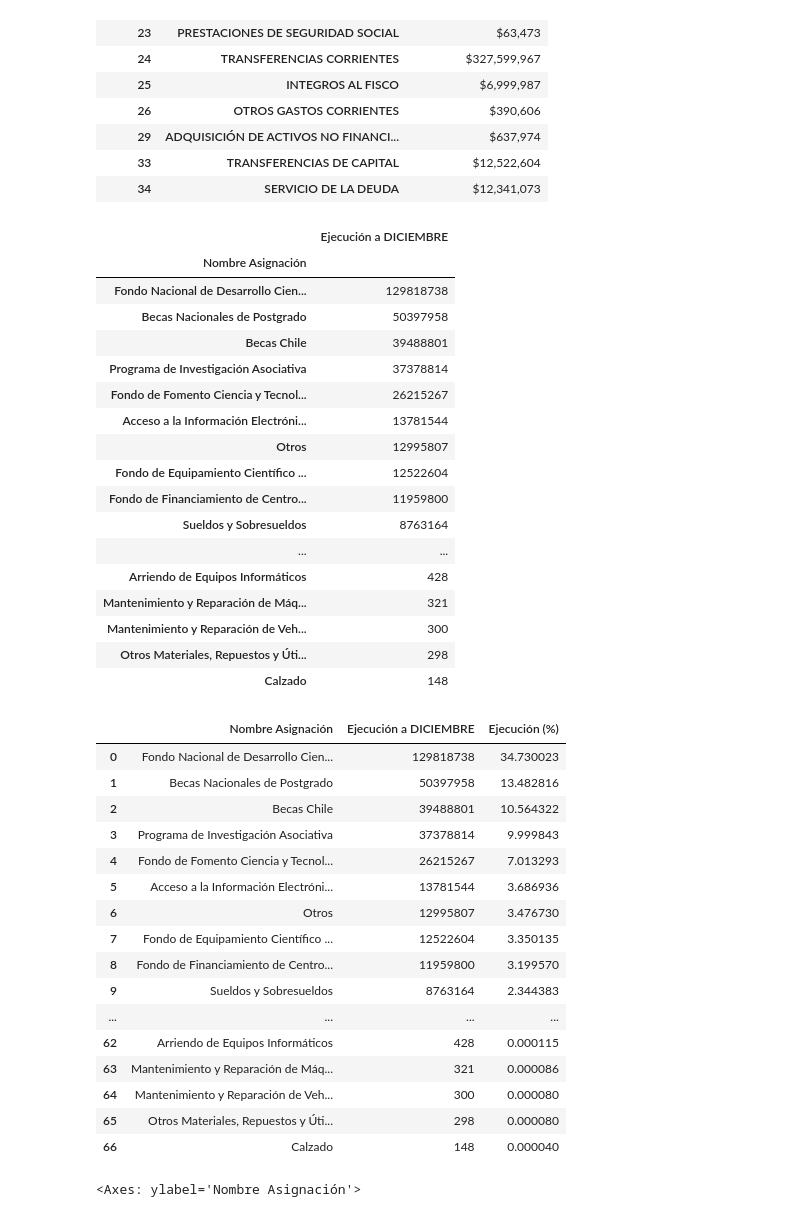
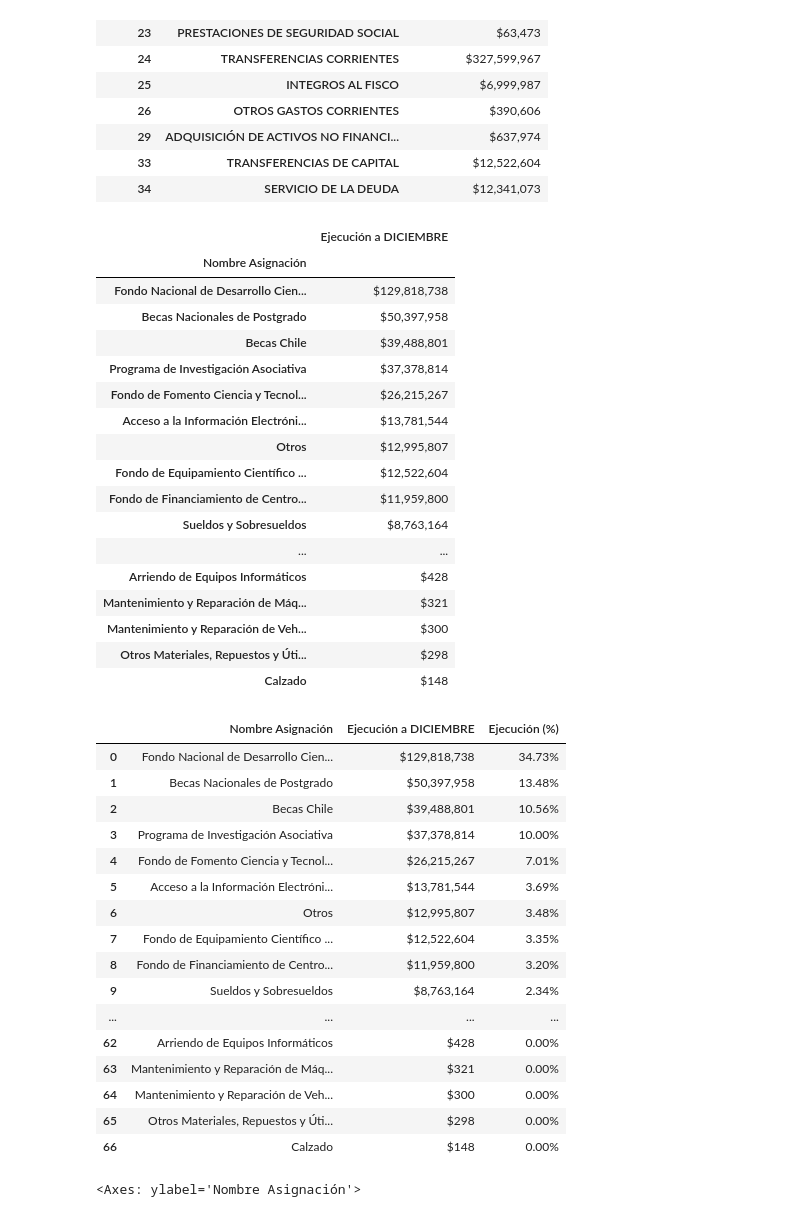
Before and after one commit to alvafox/capacitaciones-2022, a Jupyter notebook: Sesión_3_Ejecución_presupuestaria_del_Gobierno_Central_(DICIEMBRE_2022).ipynb, the cells around one changed output. Saved outputs shown, nothing was run; the diff lists cells and outputs as text; code cells hidden in the pictures.

```diff
--- a/Sesión_3_Ejecución_presupuestaria_del_Gobierno_Central_(DICIEMBRE_2022).ipynb
+++ b/Sesión_3_Ejecución_presupuestaria_del_Gobierno_Central_(DICIEMBRE_2022).ipynb
@@ -567,48 +567,48 @@ df_anid_gastos.groupby(["Subtítulo","Nombre Subtítulo"])["Ejecución a "+ MES]
 # %%
 function_dictionary = {'Ejecución a ' + MES:'sum'}
 grafico_gastos = df_anid_gastos.groupby(["Nombre Asignación"]).aggregate(function_dictionary).sort_values(by=['Ejecución a ' + MES], ascending=False)
-grafico_gastos
+grafico_gastos.style.background_gradient(cmap= 'YlOrRd', subset= ["Ejecución a "+ MES]).format({"Ejecución a "+ MES: '${:,.0f}'})
 # %% [output]
 |  | Ejecución a DICIEMBRE |
 | Nombre Asignación |  |
-| Fondo Nacional de Desarrollo Cien... | 129818738 |
-| Becas Nacionales de Postgrado | 50397958 |
-| Becas Chile | 39488801 |
-| Programa de Investigación Asociativa | 37378814 |
-| Fondo de Fomento Ciencia y Tecnol... | 26215267 |
-| Acceso a la Información Electróni... | 13781544 |
-| Otros | 12995807 |
-| Fondo de Equipamiento Científico ... | 12522604 |
-| Fondo de Financiamiento de Centro... | 11959800 |
-| Sueldos y Sobresueldos | 8763164 |
+| Fondo Nacional de Desarrollo Cien... | $129,818,738 |
+| Becas Nacionales de Postgrado | $50,397,958 |
+| Becas Chile | $39,488,801 |
+| Programa de Investigación Asociativa | $37,378,814 |
+| Fondo de Fomento Ciencia y Tecnol... | $26,215,267 |
+| Acceso a la Información Electróni... | $13,781,544 |
+| Otros | $12,995,807 |
+| Fondo de Equipamiento Científico ... | $12,522,604 |
+| Fondo de Financiamiento de Centro... | $11,959,800 |
+| Sueldos y Sobresueldos | $8,763,164 |
 | ... | ... |
-| Arriendo de Equipos Informáticos | 428 |
-| Mantenimiento y Reparación de Máq... | 321 |
-| Mantenimiento y Reparación de Veh... | 300 |
-| Otros Materiales, Repuestos y Úti... | 298 |
-| Calzado | 148 |
+| Arriendo de Equipos Informáticos | $428 |
+| Mantenimiento y Reparación de Máq... | $321 |
+| Mantenimiento y Reparación de Veh... | $300 |
+| Otros Materiales, Repuestos y Úti... | $298 |
+| Calzado | $148 |
 # %%
 grafico_gastos = grafico_gastos.reset_index()
 grafico_gastos["Ejecución (%)"] = grafico_gastos["Ejecución a "+ MES]/grafico_gastos["Ejecución a "+ MES].sum()*100
-grafico_gastos
+grafico_gastos.style.background_gradient(cmap= 'YlOrRd', subset= ["Ejecución a "+ MES, "Ejecución (%)"]).format({"Ejecución a "+ MES: '${:,.0f}', "Ejecución (%)":'{:.2f}%'})
 # %% [output]
 |  | Nombre Asignación | Ejecución a DICIEMBRE | Ejecución (%) |
-| 0 | Fondo Nacional de Desarrollo Cien... | 129818738 | 34.730023 |
-| 1 | Becas Nacionales de Postgrado | 50397958 | 13.482816 |
-| 2 | Becas Chile | 39488801 | 10.564322 |
-| 3 | Programa de Investigación Asociativa | 37378814 | 9.999843 |
-| 4 | Fondo de Fomento Ciencia y Tecnol... | 26215267 | 7.013293 |
-| 5 | Acceso a la Información Electróni... | 13781544 | 3.686936 |
-| 6 | Otros | 12995807 | 3.476730 |
-| 7 | Fondo de Equipamiento Científico ... | 12522604 | 3.350135 |
-| 8 | Fondo de Financiamiento de Centro... | 11959800 | 3.199570 |
-| 9 | Sueldos y Sobresueldos | 8763164 | 2.344383 |
+| 0 | Fondo Nacional de Desarrollo Cien... | $129,818,738 | 34.73% |
+| 1 | Becas Nacionales de Postgrado | $50,397,958 | 13.48% |
+| 2 | Becas Chile | $39,488,801 | 10.56% |
+| 3 | Programa de Investigación Asociativa | $37,378,814 | 10.00% |
+| 4 | Fondo de Fomento Ciencia y Tecnol... | $26,215,267 | 7.01% |
+| 5 | Acceso a la Información Electróni... | $13,781,544 | 3.69% |
+| 6 | Otros | $12,995,807 | 3.48% |
+| 7 | Fondo de Equipamiento Científico ... | $12,522,604 | 3.35% |
+| 8 | Fondo de Financiamiento de Centro... | $11,959,800 | 3.20% |
+| 9 | Sueldos y Sobresueldos | $8,763,164 | 2.34% |
 | ... | ... | ... | ... |
-| 62 | Arriendo de Equipos Informáticos | 428 | 0.000115 |
-| 63 | Mantenimiento y Reparación de Máq... | 321 | 0.000086 |
-| 64 | Mantenimiento y Reparación de Veh... | 300 | 0.000080 |
-| 65 | Otros Materiales, Repuestos y Úti... | 298 | 0.000080 |
-| 66 | Calzado | 148 | 0.000040 |
+| 62 | Arriendo de Equipos Informáticos | $428 | 0.00% |
+| 63 | Mantenimiento y Reparación de Máq... | $321 | 0.00% |
+| 64 | Mantenimiento y Reparación de Veh... | $300 | 0.00% |
+| 65 | Otros Materiales, Repuestos y Úti... | $298 | 0.00% |
+| 66 | Calzado | $148 | 0.00% |
 # %%
 grafico_gastos.sort_values(by=['Ejecución a ' + MES], ascending=True).plot.barh('Nombre Asignación',	'Ejecución (%)', figsize=(10, 14.1), facecolor='#1f77b4', edgecolor='k', alpha=0.6)
 # %% [output]
```
Also changed, not shown: parts of 6 cells of this notebook.
